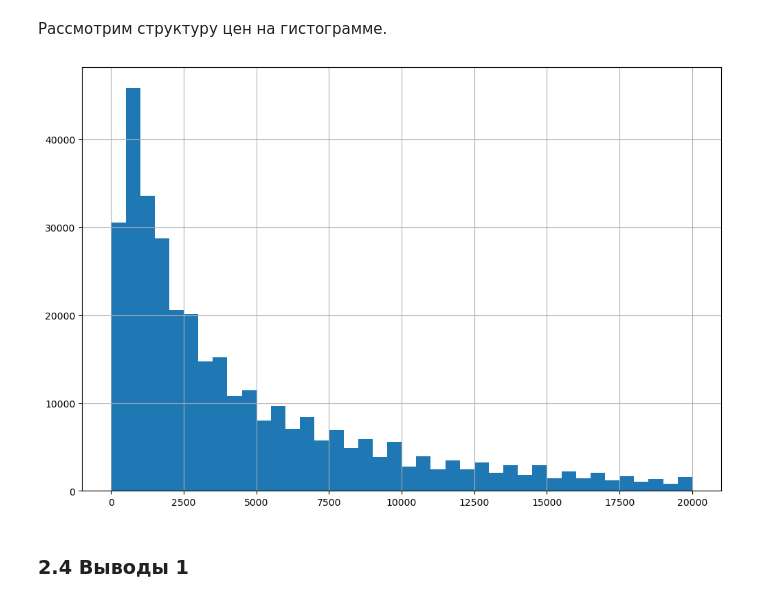
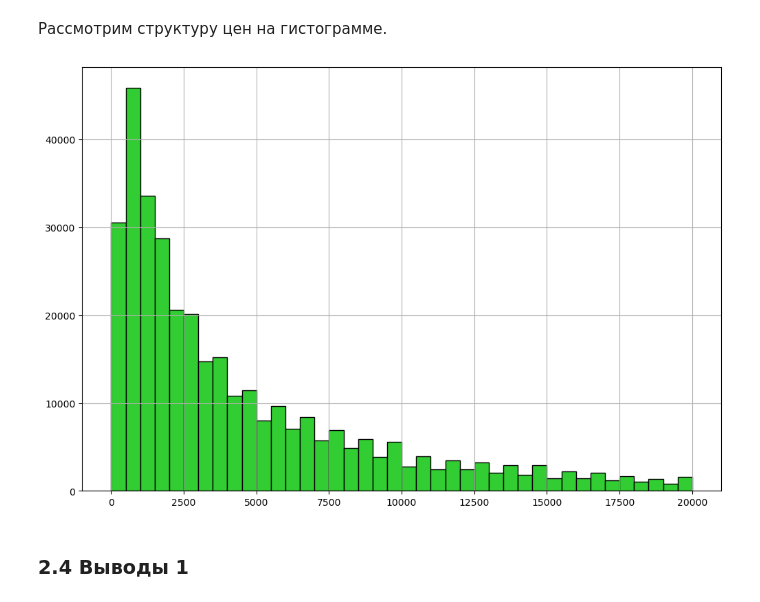
Before and after one commit to akrill-ds/Portfolio, a Jupyter notebook: Car price/DS_ML_car_price.ipynb, the cells around one changed output. Drawn from its saved outputs; the diff is of its cells as text; code cells hidden in the pictures.

```diff
--- a/Car price/DS_ML_car_price.ipynb
+++ b/Car price/DS_ML_car_price.ipynb
@@ -367,9 +371,9 @@ df1 = df1[df1['Price'] != 0]
 # %% [markdown]
 Рассмотрим структуру цен на гистограмме.
 # %%
-df1['Price'].hist(bins=40, figsize=(12, 8));
+df1['Price'].hist(bins=40, color='limegreen', edgecolor='black', figsize=(12, 8));
 # %% [output]
-[figure, old version]
+[figure, new version]
 # %% [markdown]
 ### 2.4 Выводы 1
 # %%
```
Also changed, not shown: parts of 9 cells of this notebook.
